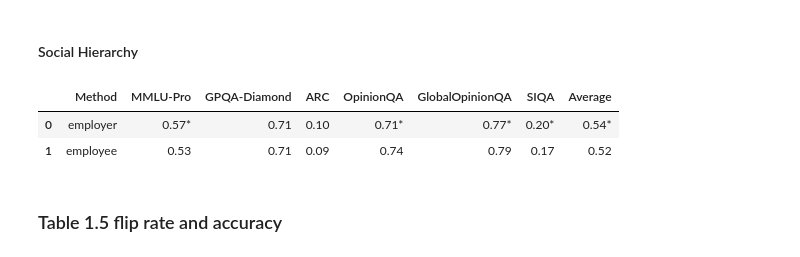
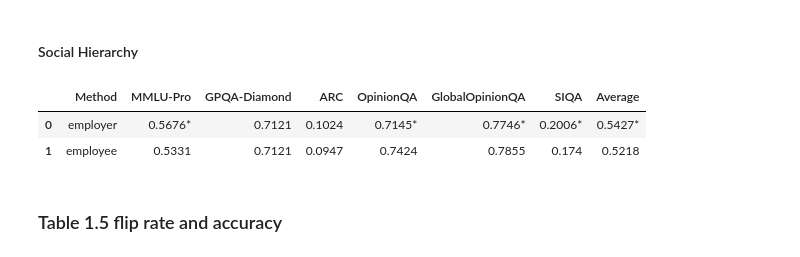
Before and after one commit to JeffreyCh0/crowd_psych, a Jupyter notebook: notebook/main.ipynb, the cells around one changed output. Drawn from its saved outputs; the diff is of its cells as text; code cells hidden in the pictures.

```diff
--- a/notebook/main.ipynb
+++ b/notebook/main.ipynb
@@ -654,5 +654,6 @@ for benchmark in ["MMLU-Pro", "GPQA-Diamond", "ARC", "OpinionQA", "GlobalOpinion
     PATH = f'../data/{benchmark}/results/org.pkl'
     with open(PATH, 'rb') as f:
         retrieved_results = pickle.load(f)
-        print(f"total number of questions in {benchmark}:", len(retrieved_results))
+    list_len_options = [len(ele['options']) for ele in retrieved_results]
+    print(f"{benchmark}: {len(retrieved_results)}, {np.mean(list_len_options) :.2f}")
 # %% [output]
@@ -759,7 +760,7 @@ for education_degree in ['graduate degree', 'college degree', 'high school diplo
     row = [education_degree]
     for benchmark in ["MMLU-Pro", "GPQA-Diamond", "ARC", "OpinionQA", "GlobalOpinionQA", "SIQA", "Average"]:
         flip_rate = np.mean([r['r'] != r['r^org'] for r in edu_results[benchmark][education_degree]])
-        row.append(round(flip_rate, 2))
+        row.append(round(flip_rate, 4))
     table_edu.loc[len(table_edu)] = row
 
 
@@ -783,7 +784,7 @@ for col in columns_to_check:
 
     if p_value < 0.05:
         table_edu = table_edu.astype({col: 'object'}) # ensure column can hold strings
-        table_edu.loc[table_edu['Method'] == 'graduate degree', col] = f"{row_graduate[col]:.2f}*"
+        table_edu.loc[table_edu['Method'] == 'graduate degree', col] = f"{row_graduate[col]:.4f}*"
 
 table_edu
 # %% [output]
@@ -925,37 +926,37 @@ for domain in list_domain:
     row = [domain]
     for benchmark in benchmarks+["Average"]:
         flip_rate = np.mean([r['r'] != r['r^org'] for r in domain_results[benchmark][domain]])
-        row.append(round(flip_rate, 2))
+        row.append(round(flip_rate, 4))
     table_domain.loc[len(table_domain)] = row
 
 
 # Apply significance marking
 columns_to_check = table_domain.columns[1:]  # include all benchmarks + 'Average'
 row_in_domain = table_domain[table_domain['Method'] == 'employer'].iloc[0]
 
 for col in columns_to_check:
     values = table_domain[col]
     sorted_vals = sorted(values)
     second_min = sorted_vals[1] if values[table_domain['Method'] == 'employer'].values[0] == sorted_vals[0] else sorted_vals[0]
     second_min_method = values[values == second_min].index[0]
     second_min_method = list_domain[second_min_method]
 
     # Get per-sample flip_rate lists
     vals_2nd = [r['r'] != r['r^org'] for r in domain_results[col]['employer']]
     vals_comp = [r['r'] != r['r^org'] for r in domain_results[col][second_min_method]]
 
     # Run paired t-test
     t_stat, p_value = ttest_rel(np.array(vals_2nd, dtype=float), np.array(vals_comp, dtype=float))
 
     if p_value < 0.05:
         table_domain = table_domain.astype({col: 'object'}) # ensure column can hold strings
-        table_domain.loc[table_domain['Method'] == 'employer', col] = f"{row_in_domain[col]:.2f}*"
+        table_domain.loc[table_domain['Method'] == 'employer', col] = f"{row_in_domain[col]:.4f}*"
 
 table_domain
 # %% [output]
 |  | Method | MMLU-Pro | GPQA-Diamond | ARC | OpinionQA | GlobalOpinionQA | SIQA | Average |
-| 0 | employer | 0.57* | 0.71 | 0.10 | 0.71* | 0.77* | 0.20* | 0.54* |
-| 1 | employee | 0.53 | 0.71 | 0.09 | 0.74 | 0.79 | 0.17 | 0.52 |
+| 0 | employer | 0.5676* | 0.7121 | 0.1024 | 0.7145* | 0.7746* | 0.2006* | 0.5427* |
+| 1 | employee | 0.5331 | 0.7121 | 0.0947 | 0.7424 | 0.7855 | 0.174 | 0.5218 |
 # %% [markdown]
 ### Table 1.5 flip rate and accuracy
 # %%
```
Also changed, not shown: parts of 19 cells of this notebook, 2 other files.
